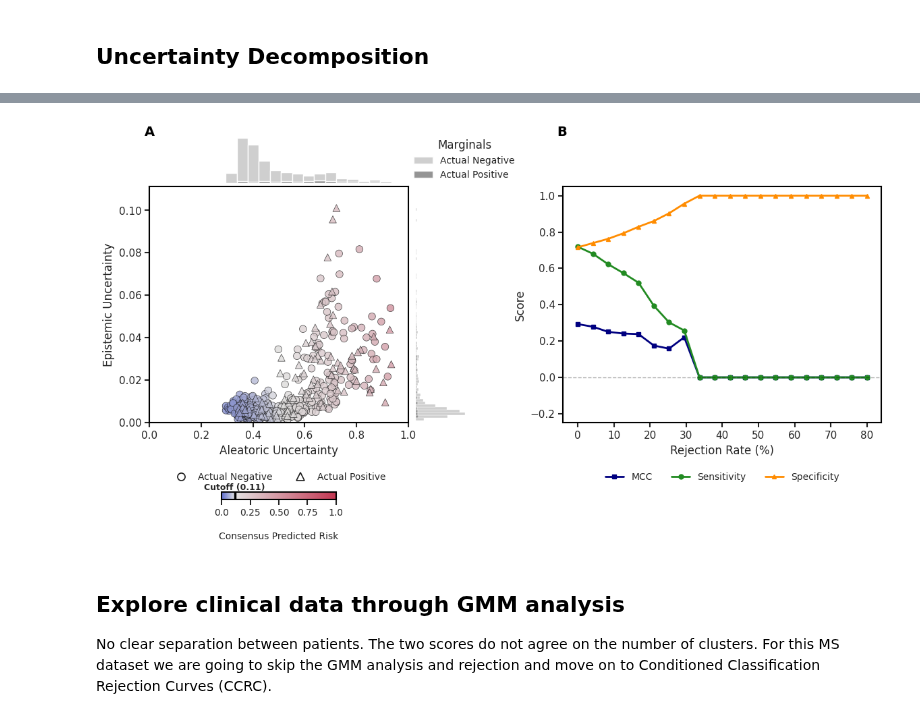
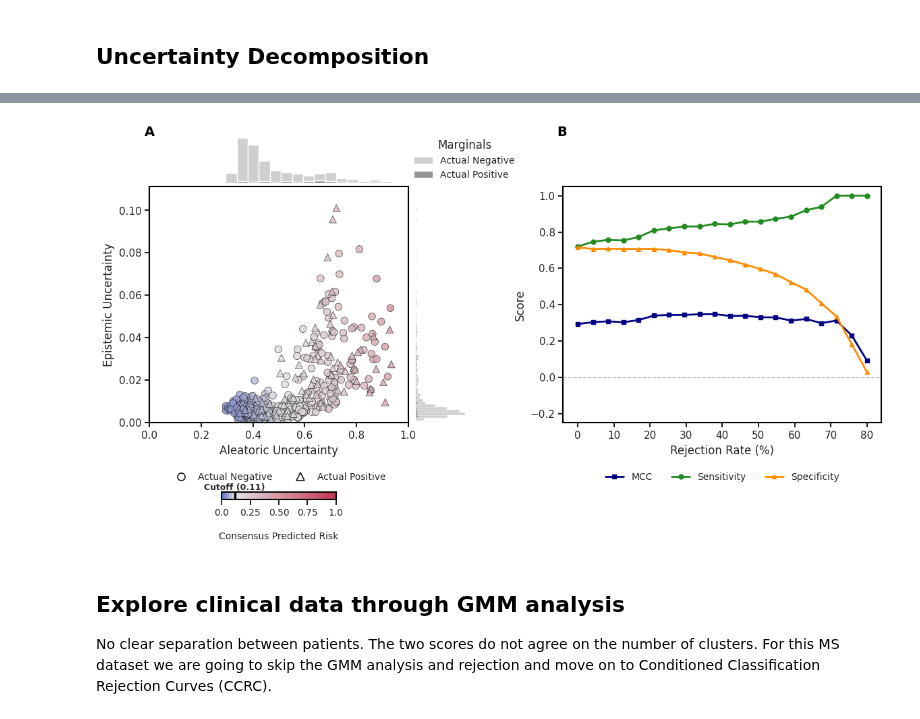
Before and after one commit to endrwalter/uncertainty_ml, a Jupyter notebook: code_uncertainty/main_ms.ipynb, the cells around one changed output, grey strips where cells are left out. Saved outputs shown, nothing was run; the diff lists cells and outputs as text; code cells hidden in the pictures.

```diff
--- a/code_uncertainty/main_ms.ipynb
+++ b/code_uncertainty/main_ms.ipynb
@@ -44,7 +44,7 @@ Successfully aggregated 21600 predictions across 719 unique patients.
 # Compute uncertainties for the non-active patients at baseline
 
 
-uncertainty_results = compute_uncertainties(probs_raw_df)
+uncertainty_results = compute_uncertainties(probs_raw_df, tau=0.11)
 
 # Create an explicit copy to avoid SettingWithCopyWarning
 patients_stats_copy = patients_stats.copy()
@@ -53,7 +53,7 @@ patients_stats_copy = patients_stats.copy()
 patients_stats_copy['H_Total'] = uncertainty_results['H_Total']
 patients_stats_copy['C_Aleatoric'] = uncertainty_results['C_Aleatoric']
 patients_stats_copy['I_Epistemic'] = uncertainty_results['I_Epistemic']
-
+patients_stats_copy['Distance_to_Tau'] = uncertainty_results['Distance_to_Tau']
 
 # Compute the baseline risk (mean of probs_cal across all folds) for each patient and its uncertainty value
 proportion_positive = all_patients['label'].sum() / len(all_patients)
@@ -78,10 +74,10 @@ plot_combined_uncertainty_analysis(patients_stats_copy, all_patients['label'])
 # %%
 from lib.plots import plot_combined_uncertainty_analysis_v2
 
 
-plot_combined_uncertainty_analysis_v2(patients_stats_copy,all_patients['label'])
+plot_combined_uncertainty_analysis_v2(patients_stats_copy,all_patients['label'], uncertainty_type='Distance_to_Tau')
 # %% [output]
-[figure, old version]
+[figure, new version]
 # %% [markdown]
 ## Explore clinical data through GMM analysis
 No clear separation between patients. The two scores do not agree on the number of clusters. For this MS dataset we are going to skip the GMM analysis and rejection and move on to Conditioned Classification Rejection Curves (CCRC).
```
Also changed, not shown: parts of 6 cells of this notebook, 3 other files.
